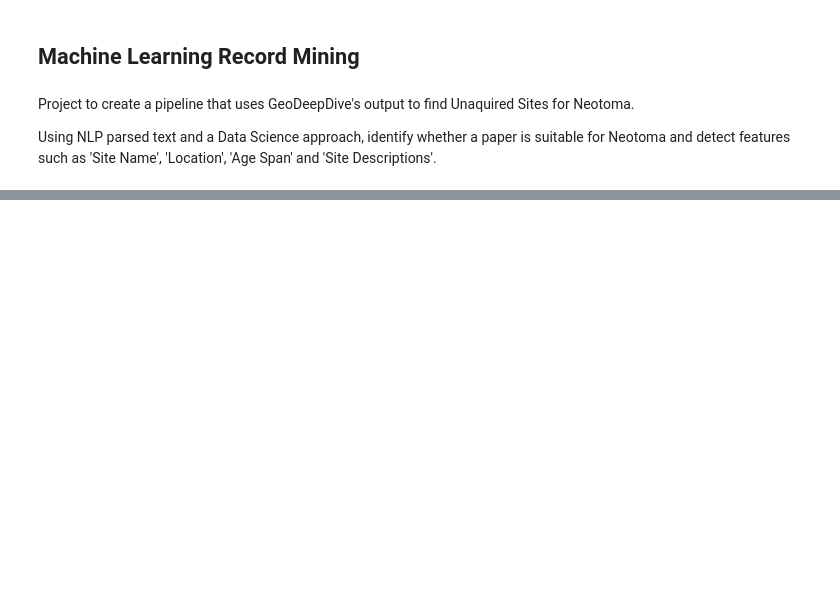
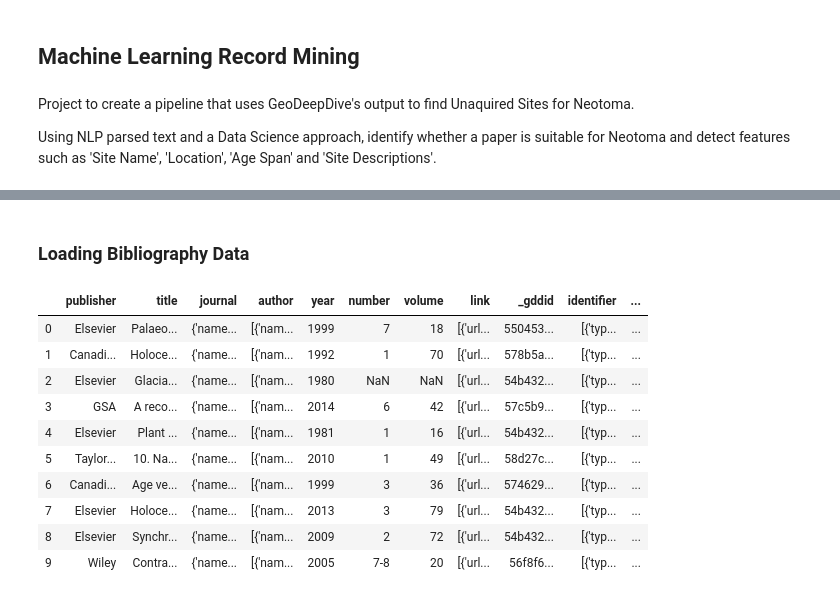
Before and after one commit to throughput-ec/UnacquiredSites, a Jupyter notebook: ML_Record_Mining_JN.ipynb, the cells around one changed output, grey strips where cells are left out. Cells and saved outputs as stored; diff of their text form; code cells hidden in the pictures; blank space fills up the shorter version.

Commit message:
reviewing Data

```diff
--- a/ML_Record_Mining_JN.ipynb
+++ b/ML_Record_Mining_JN.ipynb
@@ -45,0 +14,4 @@ data.head(100)
+# %%
+# Options for DF display
+pd.set_option('display.max_colwidth', 10)
+pd.set_option('display.max_rows', 10)
@@ -45,0 +61,22 @@ data.head(100)
+# %% [markdown]
+### Loading Bibliography Data
+# %%
+# TODO Load into SQL server and connect through SQL
+
+bibliography = pd.read_json (r'../Do_not_commit_data/bibjson')
+# %%
+bibliography.head(10)
+
+# TODO Figure out how to flatten nested Json `[{}]`
+# %% [output]
+|  | publisher | title | journal | author | year | number | volume | link | _gddid | identifier | ... |
+| 0 | Elsevier | Palaeo... | {'name... | [{'nam... | 1999 | 7 | 18 | [{'url... | 550453... | [{'typ... | ... |
+| 1 | Canadi... | Holoce... | {'name... | [{'nam... | 1992 | 1 | 70 | [{'url... | 578b5a... | [{'typ... | ... |
+| 2 | Elsevier | Glacia... | {'name... | [{'nam... | 1980 | NaN | NaN | [{'url... | 54b432... | [{'typ... | ... |
+| 3 | GSA | A reco... | {'name... | [{'nam... | 2014 | 6 | 42 | [{'url... | 57c5b9... | [{'typ... | ... |
+| 4 | Elsevier | Plant ... | {'name... | [{'nam... | 1981 | 1 | 16 | [{'url... | 54b432... | [{'typ... | ... |
+| 5 | Taylor... | 10. Na... | {'name... | [{'nam... | 2010 | 1 | 49 | [{'url... | 58d27c... | [{'typ... | ... |
+| 6 | Canadi... | Age ve... | {'name... | [{'nam... | 1999 | 3 | 36 | [{'url... | 574629... | [{'typ... | ... |
+| 7 | Elsevier | Holoce... | {'name... | [{'nam... | 2013 | 3 | 79 | [{'url... | 54b432... | [{'typ... | ... |
+| 8 | Elsevier | Synchr... | {'name... | [{'nam... | 2009 | 2 | 72 | [{'url... | 54b432... | [{'typ... | ... |
+| 9 | Wiley | Contra... | {'name... | [{'nam... | 2005 | 7-8 | 20 | [{'url... | 56f8f6... | [{'typ... | ... |
```
Also changed, not shown: parts of 19 cells of this notebook.
